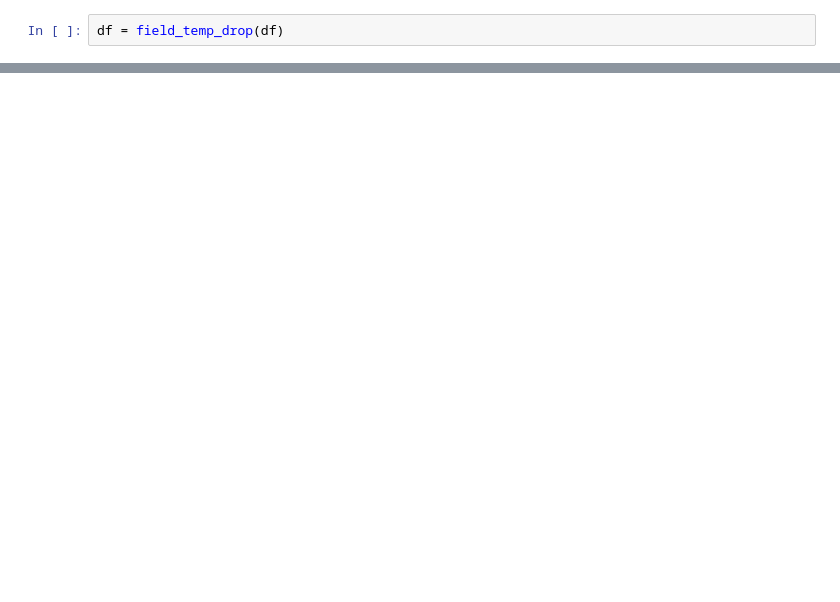
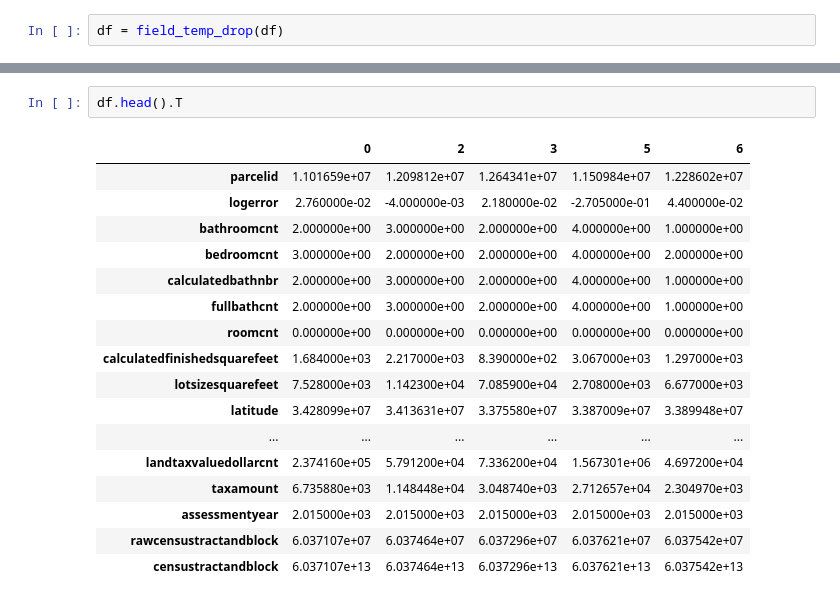
Before and after one commit to CodyBrettWatson/ds-methodologies-exercises, a Jupyter notebook: clustering/clustering_exercises.ipynb, the cells around one changed output, grey strips where cells are left out. Cells and saved outputs as stored; diff of their text form; blank space fills up the shorter version.

```diff
--- a/clustering/clustering_exercises.ipynb
+++ b/clustering/clustering_exercises.ipynb
@@ -77,0 +118,20 @@ df.shape
+# %%
+df.head().T
+# %% [output]
+|  | 0 | 2 | 3 | 5 | 6 |
+| parcelid | 1.101659e+07 | 1.209812e+07 | 1.264341e+07 | 1.150984e+07 | 1.228602e+07 |
+| logerror | 2.760000e-02 | -4.000000e-03 | 2.180000e-02 | -2.705000e-01 | 4.400000e-02 |
+| bathroomcnt | 2.000000e+00 | 3.000000e+00 | 2.000000e+00 | 4.000000e+00 | 1.000000e+00 |
+| bedroomcnt | 3.000000e+00 | 2.000000e+00 | 2.000000e+00 | 4.000000e+00 | 2.000000e+00 |
+| calculatedbathnbr | 2.000000e+00 | 3.000000e+00 | 2.000000e+00 | 4.000000e+00 | 1.000000e+00 |
+| fullbathcnt | 2.000000e+00 | 3.000000e+00 | 2.000000e+00 | 4.000000e+00 | 1.000000e+00 |
+| roomcnt | 0.000000e+00 | 0.000000e+00 | 0.000000e+00 | 0.000000e+00 | 0.000000e+00 |
+| calculatedfinishedsquarefeet | 1.684000e+03 | 2.217000e+03 | 8.390000e+02 | 3.067000e+03 | 1.297000e+03 |
+| lotsizesquarefeet | 7.528000e+03 | 1.142300e+04 | 7.085900e+04 | 2.708000e+03 | 6.677000e+03 |
+| latitude | 3.428099e+07 | 3.413631e+07 | 3.375580e+07 | 3.387009e+07 | 3.389948e+07 |
+| ... | ... | ... | ... | ... | ... |
+| landtaxvaluedollarcnt | 2.374160e+05 | 5.791200e+04 | 7.336200e+04 | 1.567301e+06 | 4.697200e+04 |
+| taxamount | 6.735880e+03 | 1.148448e+04 | 3.048740e+03 | 2.712657e+04 | 2.304970e+03 |
+| assessmentyear | 2.015000e+03 | 2.015000e+03 | 2.015000e+03 | 2.015000e+03 | 2.015000e+03 |
+| rawcensustractandblock | 6.037107e+07 | 6.037464e+07 | 6.037296e+07 | 6.037621e+07 | 6.037542e+07 |
+| censustractandblock | 6.037107e+13 | 6.037464e+13 | 6.037296e+13 | 6.037621e+13 | 6.037542e+13 |
```
Also changed, not shown: parts of 8 cells of this notebook, 2 other files.
